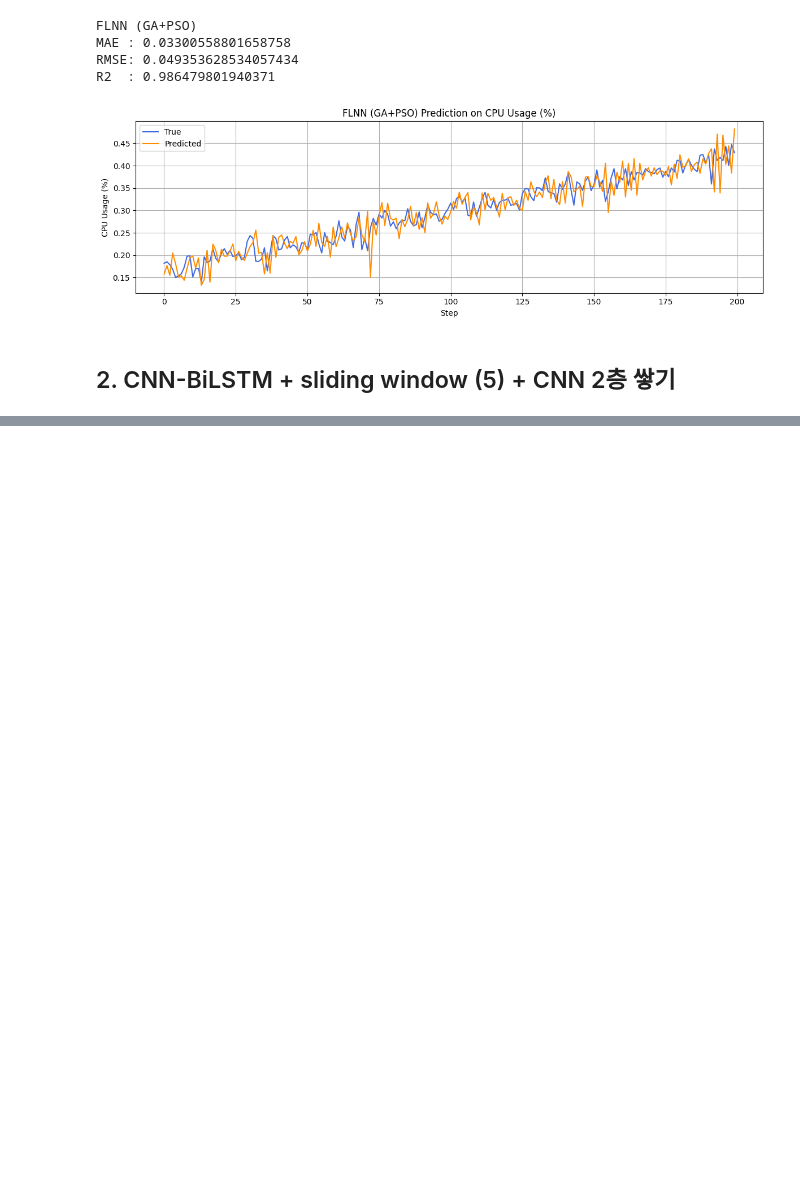
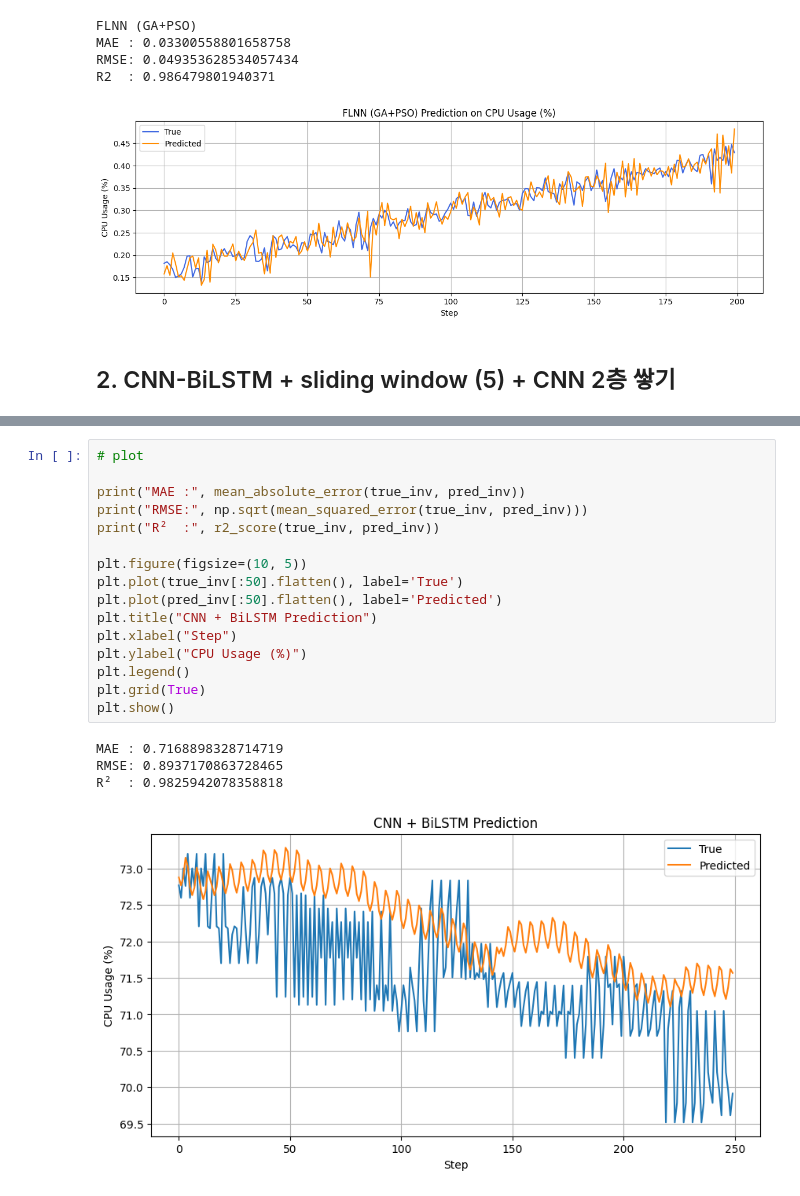
Before and after one commit to hyeonseonn/sensing_app, a Jupyter notebook: [new]_machine_learning_CPU.ipynb, the cells around one changed output, grey strips where cells are left out. Saved outputs shown, nothing was run; the diff lists cells and outputs as text; blank space fills up the shorter version.

```diff
--- a/[new]_machine_learning_CPU.ipynb
+++ b/[new]_machine_learning_CPU.ipynb
@@ -463,0 +580,21 @@ R2  : 0.986479801940371
+# %%
+# plot
+
+print("MAE :", mean_absolute_error(true_inv, pred_inv))
+print("RMSE:", np.sqrt(mean_squared_error(true_inv, pred_inv)))
+print("R²  :", r2_score(true_inv, pred_inv))
+
+plt.figure(figsize=(10, 5))
+plt.plot(true_inv[:50].flatten(), label='True')
+plt.plot(pred_inv[:50].flatten(), label='Predicted')
+plt.title("CNN + BiLSTM Prediction")
+plt.xlabel("Step")
+plt.ylabel("CPU Usage (%)")
+plt.legend()
+plt.grid(True)
+plt.show()
+# %% [output]
+MAE : 0.7168898328714719
+RMSE: 0.8937170863728465
+R²  : 0.9825942078358818
+[figure, added]
```
Also changed, not shown: parts of 2 cells of this notebook.
